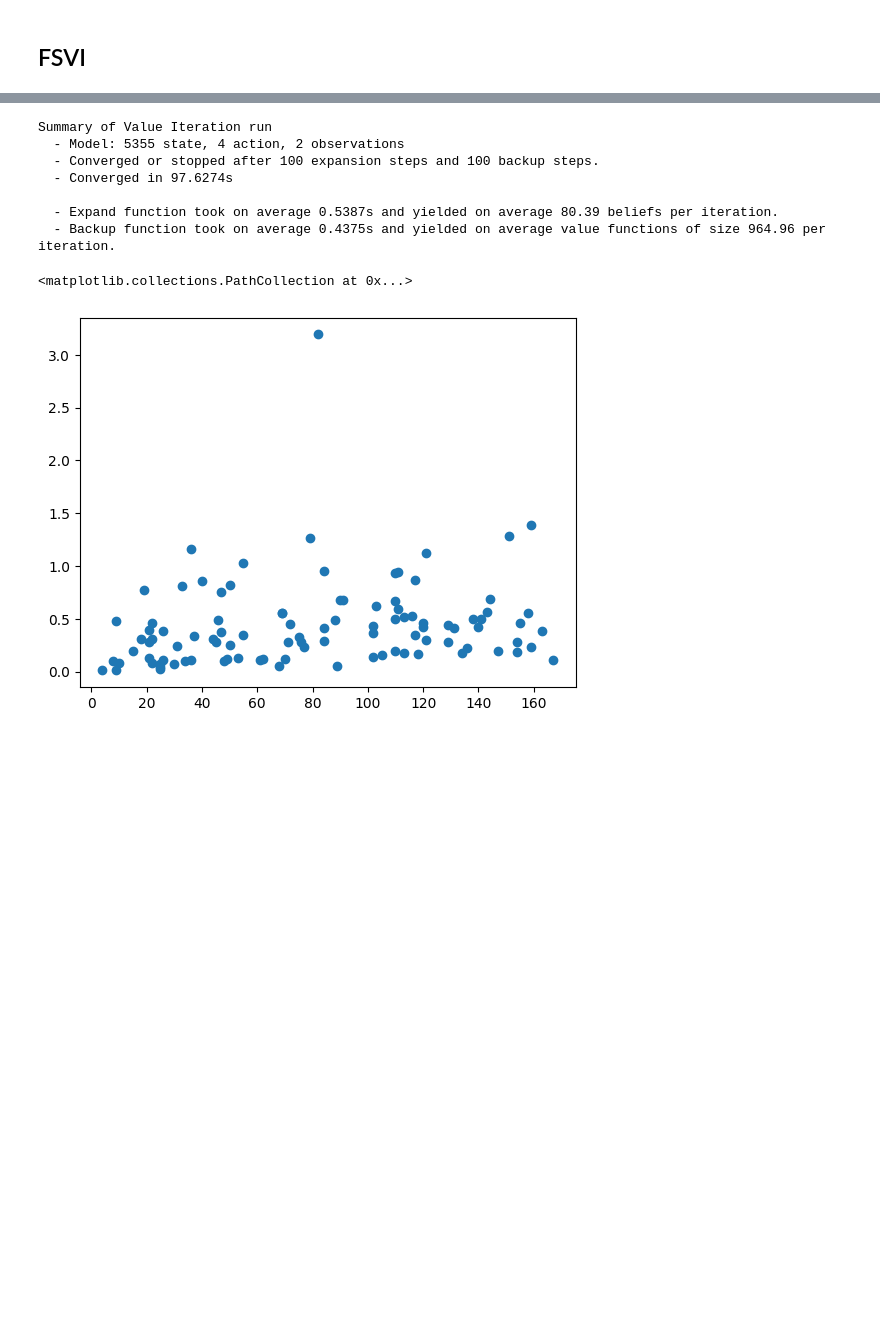
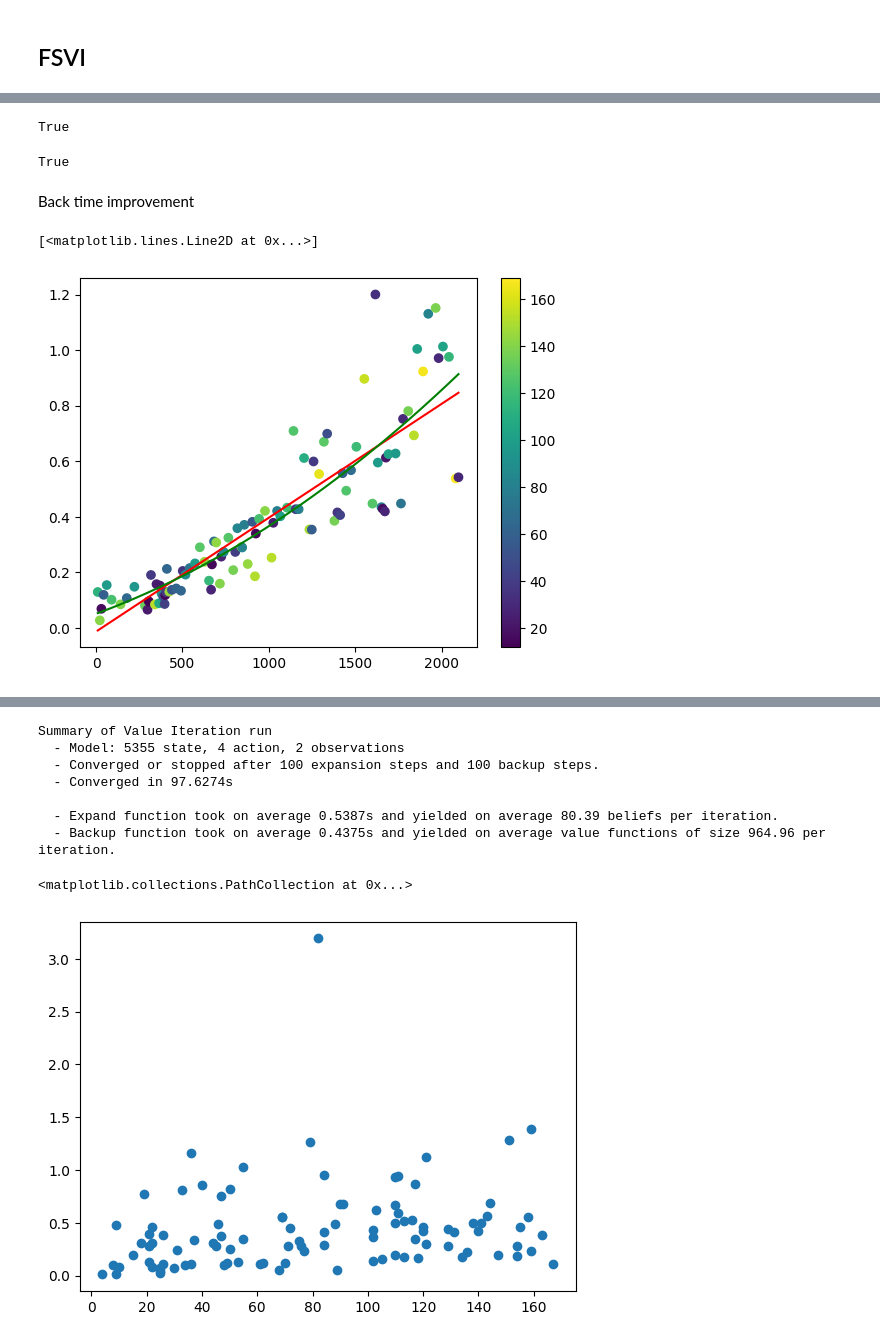
Before and after one commit to PimLb/POMDP_PBVI_Exploration, a Jupyter notebook: Experiments/Olfactory Navigation/Olfactory_Model.ipynb, the cells around one changed output, grey strips where cells are left out. Saved outputs shown, nothing was run; the diff lists cells and outputs as text; code cells hidden in the pictures; blank space fills up the shorter version.

```diff
--- a/Experiments/Olfactory Navigation/Olfactory_Model.ipynb
+++ b/Experiments/Olfactory Navigation/Olfactory_Model.ipynb
@@ -135,0 +391,4 @@ fsvi_solution, hist = fsvi_solver.solve(model,100,300,solution,use_gpu=True)
+# %%
+mask[10]
+# %% [output]
+True
@@ -135,0 +397,26 @@ fsvi_solution, hist = fsvi_solver.solve(model,100,300,solution,use_gpu=True)
+# %%
+np.shares_memory(vf.alpha_vector_array,
+vf.alpha_vector_list[10].values)
+# %% [output]
+True
+# %% [markdown]
+Back time improvement
+# %%
+# Backup runtime per alpha vector count
+x = np.array(hist.alpha_vector_counts[1:-1]) # np.array(hist.beliefs_counts[1:-1])
+y = np.array(hist.backup_times[1:])
+
+cs = np.array(hist.beliefs_counts[1:-1])
+# cs = cs / np.max(cs)
+
+plt.scatter(x, y, c=cs)
+plt.colorbar()
+
+a, b = np.polyfit(x, y, 1)
+plt.plot(x, a*x+b, c='red')
+
+fit = np.poly1d(np.polyfit(x, y, 2))
+plt.plot(x, fit(x), c='green')
+# %% [output]
+[<matplotlib.lines.Line2D at 0x...>]
+[figure, added]
```
Also changed, not shown: parts of 104 cells of this notebook, 2 other files.
